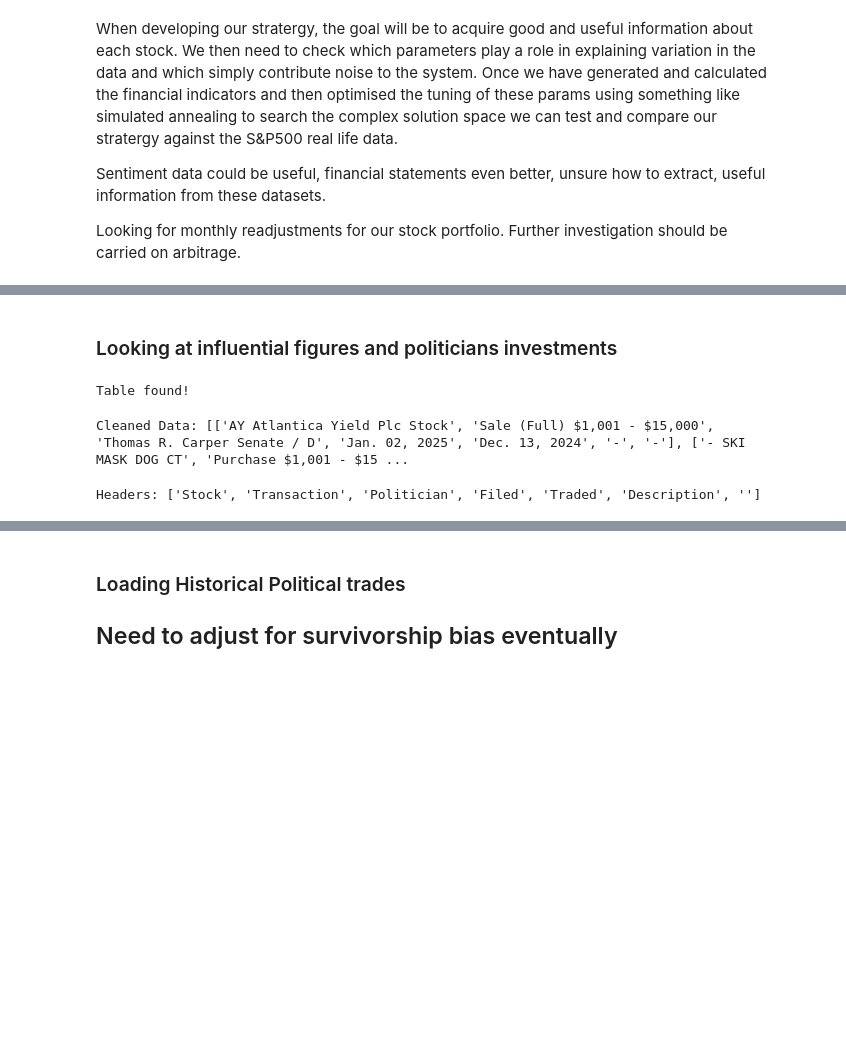
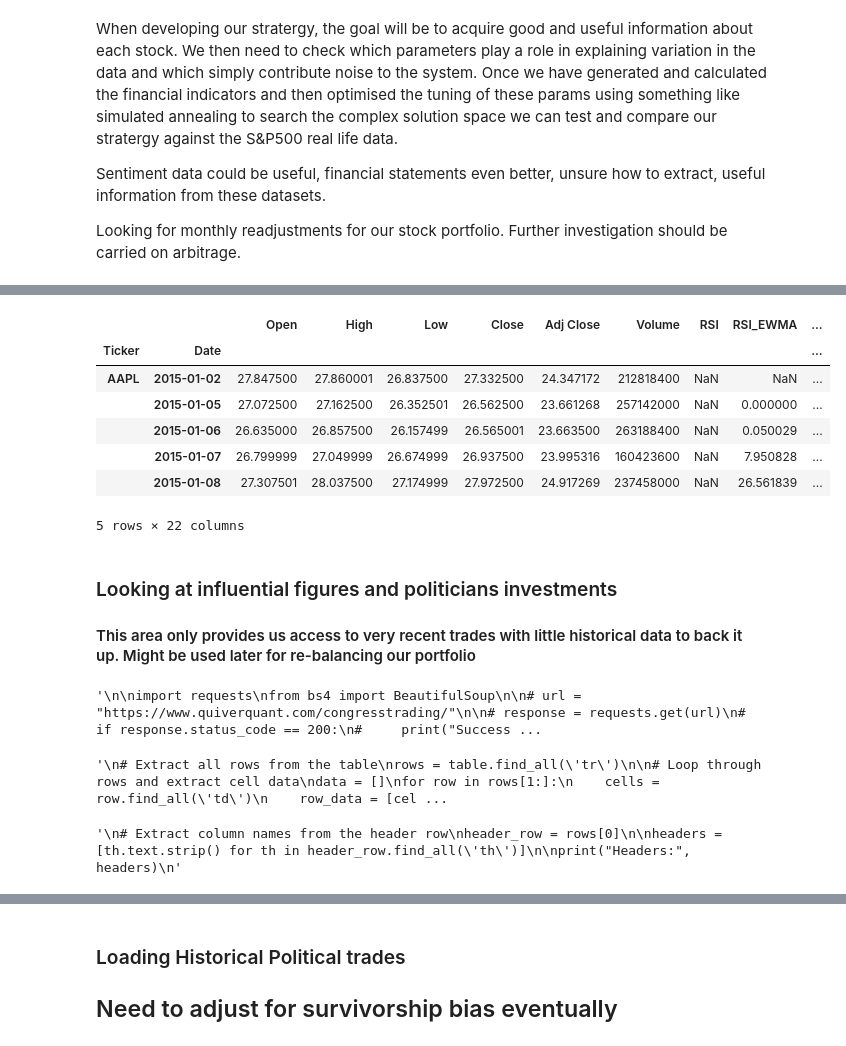
Before and after one commit to codyrosenzweig1/Quant_Trading_Basics_ML, a Jupyter notebook: Personal_Trading_Stratergy.ipynb, the cells around one changed output, grey strips where cells are left out. Saved outputs shown, nothing was run; the diff lists cells and outputs as text; code cells hidden in the pictures; blank space fills up the shorter version.

```diff
--- a/Personal_Trading_Stratergy.ipynb
+++ b/Personal_Trading_Stratergy.ipynb
@@ -406,9 +406,24 @@ df = df.merge(
 # df = df.drop(columns='Market Returns')
 # %%
 df = calculate_rolling_beta(df, market_column='Market Pct Change', stock_column='Adj Close')
+# %%
+df.head()
+# %% [output]
+|  |  | Open | High | Low | Close | Adj Close | Volume | RSI | RSI_EWMA | ... |
+| Ticker | Date |  |  |  |  |  |  |  |  | ... |
+| AAPL | 2015-01-02 | 27.847500 | 27.860001 | 26.837500 | 27.332500 | 24.347172 | 212818400 | NaN | NaN | ... |
+|  | 2015-01-05 | 27.072500 | 27.162500 | 26.352501 | 26.562500 | 23.661268 | 257142000 | NaN | 0.000000 | ... |
+|  | 2015-01-06 | 26.635000 | 26.857500 | 26.157499 | 26.565001 | 23.663500 | 263188400 | NaN | 0.050029 | ... |
+|  | 2015-01-07 | 26.799999 | 27.049999 | 26.674999 | 26.937500 | 23.995316 | 160423600 | NaN | 7.950828 | ... |
+|  | 2015-01-08 | 27.307501 | 28.037500 | 27.174999 | 27.972500 | 24.917269 | 237458000 | NaN | 26.561839 | ... |
+5 rows × 22 columns
 # %% [markdown]
 ### Looking at influential figures and politicians investments
+
+#### This area only provides us access to very recent trades with little historical data to back it up. Might be used later for re-balancing our portfolio
 # %%
+"""
+
 import requests
 from bs4 import BeautifulSoup
 
@@ -430,9 +445,12 @@ if table:
     print("Table found!")
 else:
     print("No table found")
+
+"""
 # %% [output]
-Table found!
+'\n\nimport requests\nfrom bs4 import BeautifulSoup\n\n# url = "https://www.quiverquant.com/congresstrading/"\n\n# response = requests.get(url)\n# if response.status_code == 200:\n#     print("Success ...
 # %%
+"""
 # Extract all rows from the table
 rows = table.find_all('tr')
 
@@ -453,15 +471,19 @@ for row in data:
     cleaned_data.append(cleaned_row)
 
 print("Cleaned Data:", cleaned_data[:5])
+
+"""
 # %% [output]
-Cleaned Data: [['AY Atlantica Yield Plc Stock', 'Sale (Full) $1,001 - $15,000', 'Thomas R. Carper Senate / D', 'Jan. 02, 2025', 'Dec. 13, 2024', '-', '-'], ['- SKI MASK DOG CT', 'Purchase $1,001 - $15 ...
+'\n# Extract all rows from the table\nrows = table.find_all(\'tr\')\n\n# Loop through rows and extract cell data\ndata = []\nfor row in rows[1:]:\n    cells = row.find_all(\'td\')\n    row_data = [cel ...
 # %%
+"""
 # Extract column names from the header row
 header_row = rows[0]
 
 headers = [th.text.strip() for th in header_row.find_all('th')]
 
 print("Headers:", headers)
+"""
 # %% [output]
-Headers: ['Stock', 'Transaction', 'Politician', 'Filed', 'Traded', 'Description', '']
+'\n# Extract column names from the header row\nheader_row = rows[0]\n\nheaders = [th.text.strip() for th in header_row.find_all(\'th\')]\n\nprint("Headers:", headers)\n'
 # %%
```
Also changed, not shown: parts of 17 cells of this notebook.
